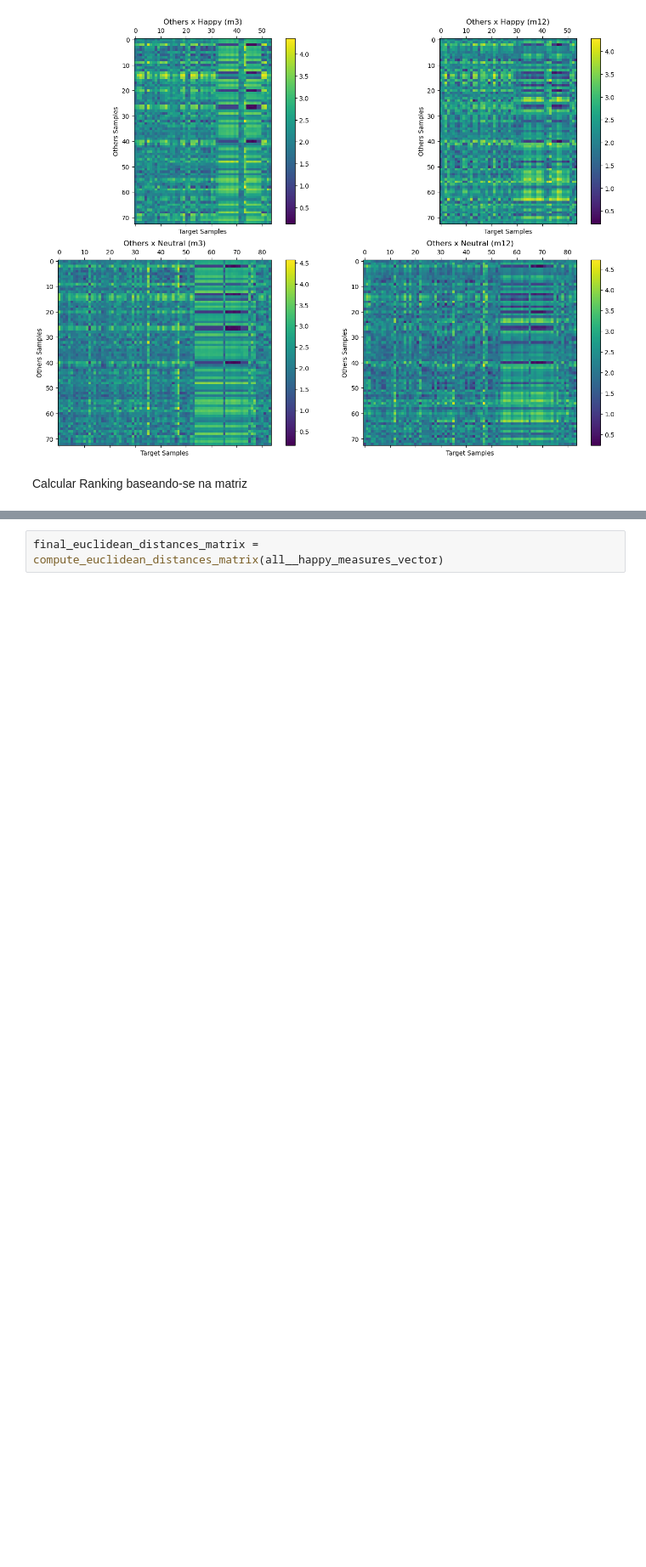
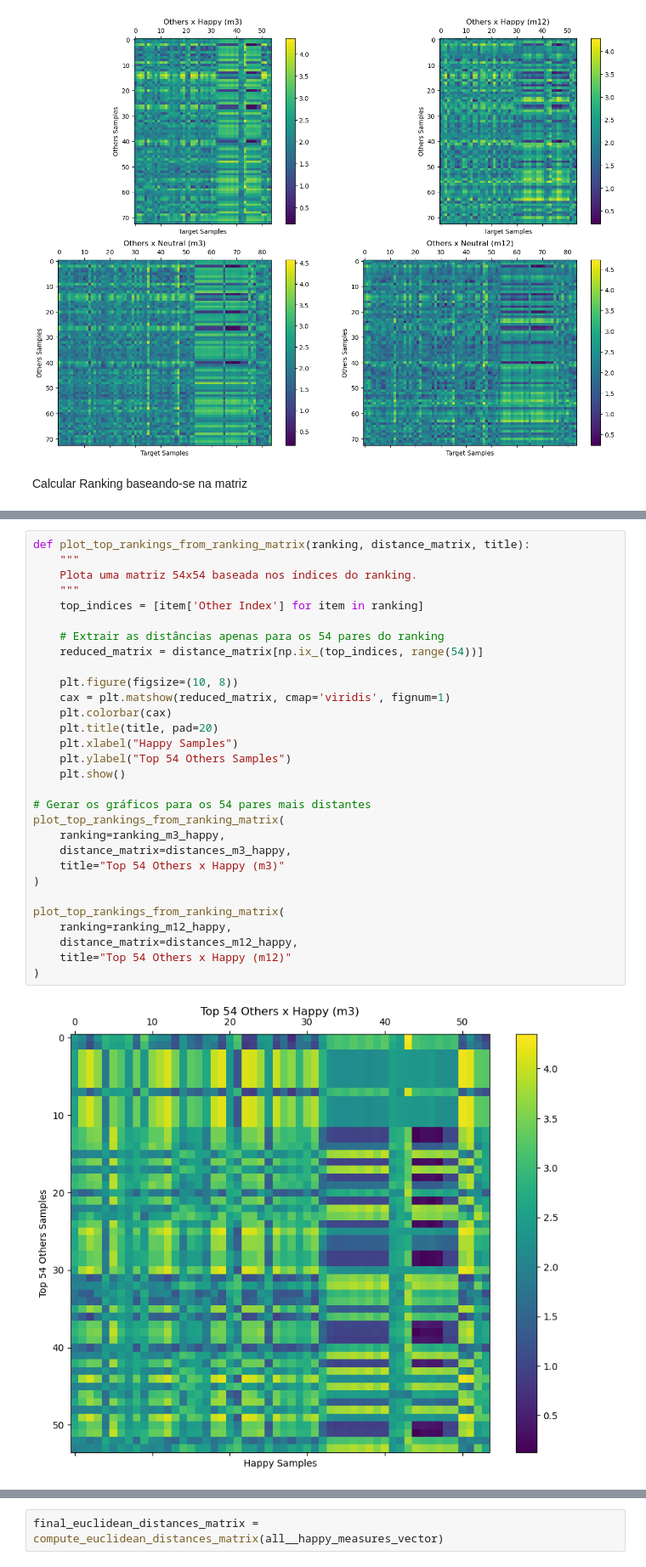
Before and after one commit to JoaoMarcelo2207/biosignals-labeling-test, a Jupyter notebook: image generation/Generate_figure_27.ipynb, the cells around one changed output, grey strips where cells are left out. Shown at 85% size. Drawn from its saved outputs; the diff is of its cells as text; blank space fills up the shorter version.

Commit message:
adicionou função para mostrar top 54 seeds mais distantes de happy com as 54 de happy

```diff
--- a/image generation/Generate_figure_27.ipynb
+++ b/image generation/Generate_figure_27.ipynb
@@ -593,3 +593,35 @@ Rank 51: Other Index = 63, Target Index = 61, Distance = 3.8607, Link Video = mu
 Rank 52: Other Index = 63, Target Index = 56, Distance = 3.8570, Link Video = museu_da_pessoa_4_others_4
 Rank 53: Other Index = 60, Target Index = 80, Distance = 3.8552, Link Video = museu_da_pessoa_4_others_1
 Rank 54: Other Index = 14, Target Index = 16, Distance = 3.8523, Link Video = 61gzN0c9K3g_others_5
+# %%
+def plot_top_rankings_from_ranking_matrix(ranking, distance_matrix, title):
+    """
+    Plota uma matriz 54x54 baseada nos índices do ranking.
+    """
+    top_indices = [item['Other Index'] for item in ranking]
+
+    # Extrair as distâncias apenas para os 54 pares do ranking
+    reduced_matrix = distance_matrix[np.ix_(top_indices, range(54))]
+
+    plt.figure(figsize=(10, 8))
+    cax = plt.matshow(reduced_matrix, cmap='viridis', fignum=1)
+    plt.colorbar(cax)
+    plt.title(title, pad=20)
+    plt.xlabel("Happy Samples")
+    plt.ylabel("Top 54 Others Samples")
+    plt.show()
+
+# Gerar os gráficos para os 54 pares mais distantes
+plot_top_rankings_from_ranking_matrix(
+    ranking=ranking_m3_happy,
+    distance_matrix=distances_m3_happy,
+    title="Top 54 Others x Happy (m3)"
+)
+
+plot_top_rankings_from_ranking_matrix(
+    ranking=ranking_m12_happy,
+    distance_matrix=distances_m12_happy,
+    title="Top 54 Others x Happy (m12)"
+)
+# %% [output]
+[figure, added]
```
Also changed, not shown: parts of 1 cell of this notebook.
